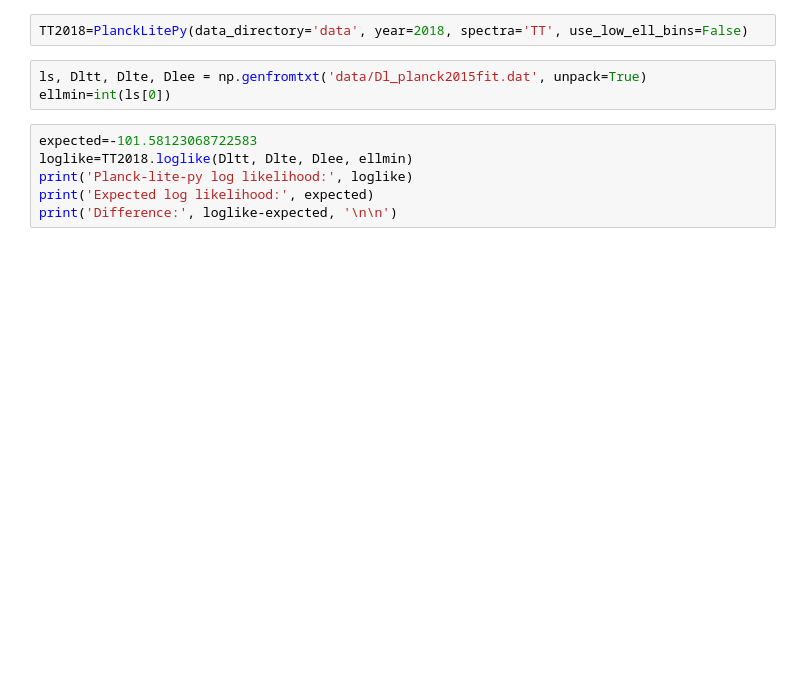
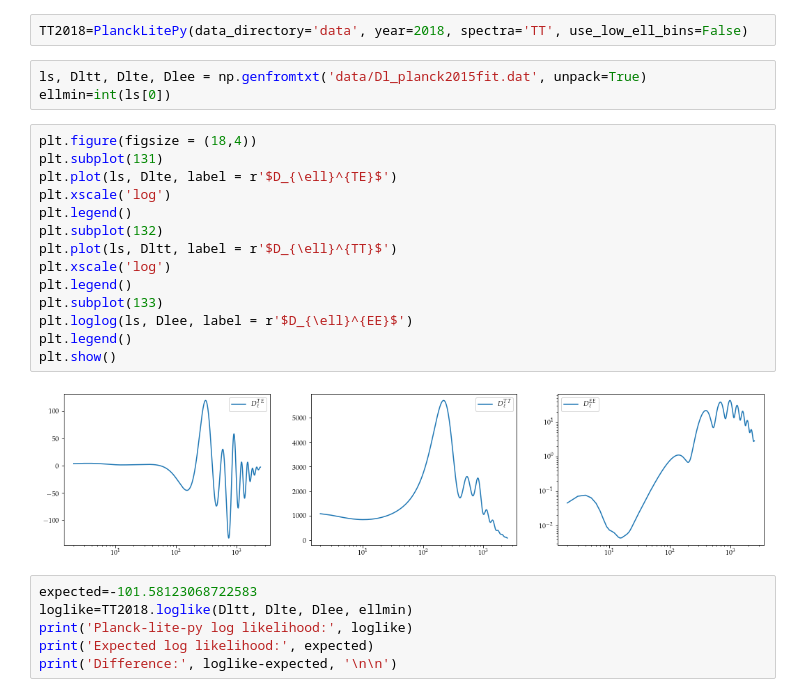
Before and after one commit to Harry45/emuplanck, a Jupyter notebook: playground.ipynb, the cells around one changed output. Drawn from its saved outputs; the diff is of its cells as text; blank space fills up the shorter version.

```diff
--- a/playground.ipynb
+++ b/playground.ipynb
@@ -46,6 +54,22 @@ TT2018=PlanckLitePy(data_directory='data', year=2018, spectra='TT', use_low_ell_
 # %%
 ls, Dltt, Dlte, Dlee = np.genfromtxt('data/Dl_planck2015fit.dat', unpack=True)
 ellmin=int(ls[0])
+# %%
+plt.figure(figsize = (18,4))
+plt.subplot(131)
+plt.plot(ls, Dlte, label = r'$D_{\ell}^{TE}$')
+plt.xscale('log')
+plt.legend()
+plt.subplot(132)
+plt.plot(ls, Dltt, label = r'$D_{\ell}^{TT}$')
+plt.xscale('log')
+plt.legend()
+plt.subplot(133)
+plt.loglog(ls, Dlee, label = r'$D_{\ell}^{EE}$')
+plt.legend()
+plt.show()
+# %% [output]
+[figure, added]
 # %%
 expected=-101.58123068722583
 loglike=TT2018.loglike(Dltt, Dlte, Dlee, ellmin)
```
Also changed, not shown: parts of 2 cells of this notebook, 3 other files.
